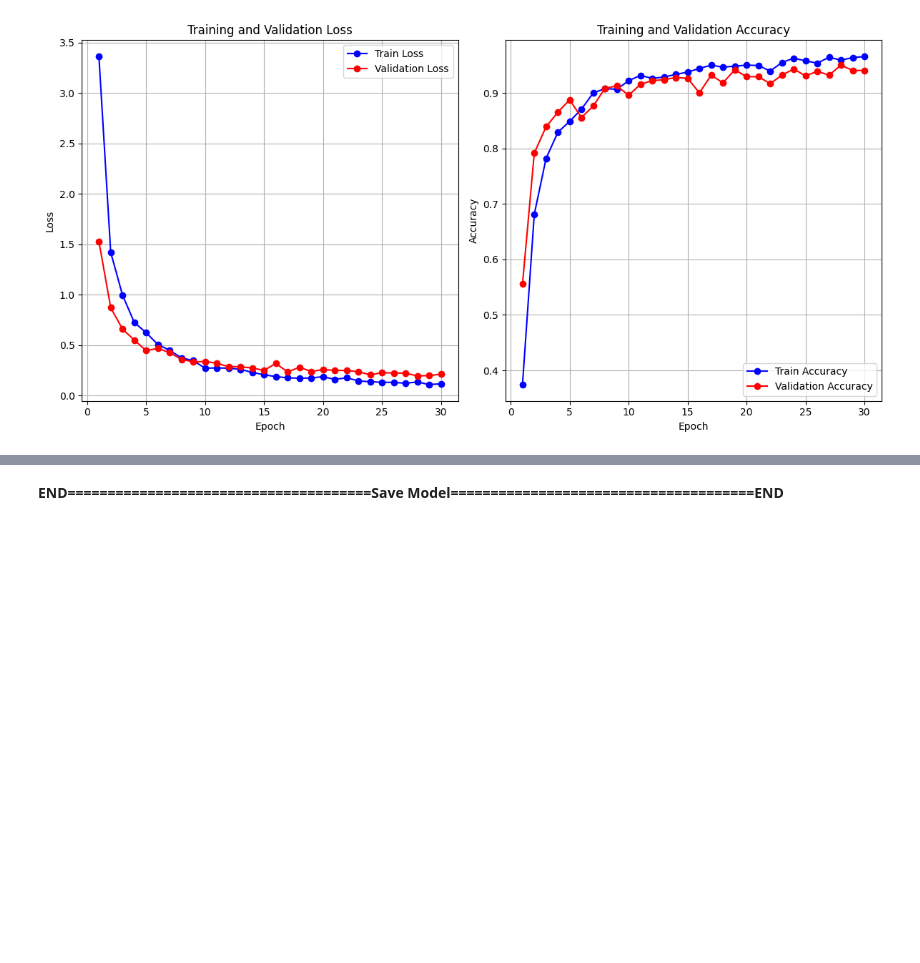
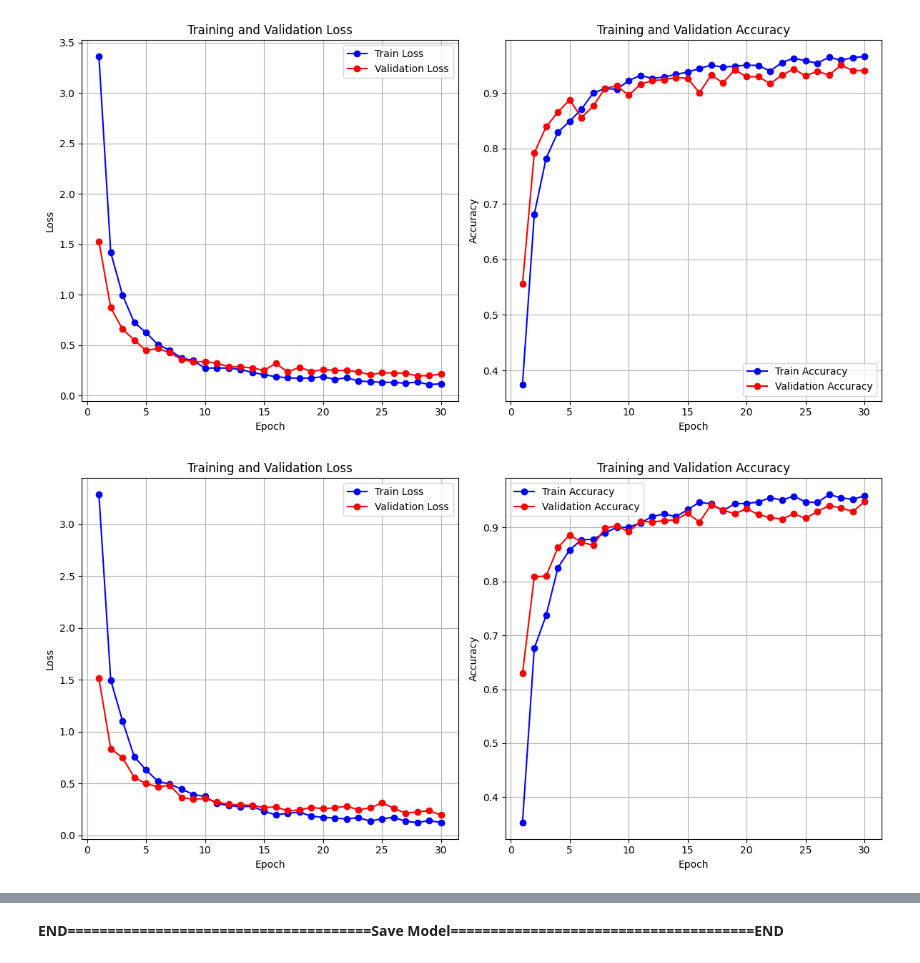
Before and after one commit to kruizo/model-training, a Jupyter notebook: ThesisFinal2.ipynb, the cells around one changed output, grey strips where cells are left out. Drawn from its saved outputs; the diff is of its cells as text; code cells hidden in the pictures; blank space fills up the shorter version.

Commit message:
pre final training code

```diff
--- a/ThesisFinal2.ipynb
+++ b/ThesisFinal2.ipynb
@@ -463,12 +463,20 @@ def get_class_labels(dataset_dir):
 # %% [markdown]
 # Dataset Preparation
 # %%
+# FOR NOT ENHANCED
 train_dir = './DATASET/TRAIN'
-enhancedtrain_dir = './DATASET/TRAIN_ESRGAN_UNET - ESRGAN'
 test_dir = './DATASET/TEST - mergedval'
-enhancedtest_dir = './DATASET/TEST_ESRGAN_UNET - ESRGAN-mergedval'
 validation_dir = './DATASET/VALIDATION'
-enhancedval_dir = './DATASET/VALIDATION_ESRGAN_UNET - ESRGAN'
+
+# FOR ENHANCED + UNET
+# enhancedtrain_dir = './DATASET/TRAIN_ESRGAN_UNET'
+# enhancedtest_dir = './DATASET/TEST_ESRGAN_UNET - mergedval'
+# enhancedval_dir = './DATASET/VALIDATION_ESRGAN_UNET'
+
+# FOR ENHANCED
+# enhancedtrain_dir = './DATASET/TRAIN_ESRGAN2 - ESRGAN'
+# enhancedtest_dir = './DATASET/TEST_ESRGAN2 - ESRGAN-mergedval'
+# enhancedval_dir = './DATASET/VALIDATION_ESRGAN2 - ESRGAN'
 
 seed = 42
 np.random.seed(seed)
@@ -975,7 +939,7 @@ for name, layer in torch_proposed.named_modules():
         param.requires_grad = False
 
 class ProposedResNet(nn.Module):
-    def __init__(self, base_model, num_classes=18, dropout_rate=0.2):
+    def __init__(self, base_model, num_classes=18, dropout_rate=0.25): # Dropout rate is now .25 not .20
         super(ProposedResNet, self).__init__()
         self.base_model = nn.Sequential(*list(base_model.children())[:-2])  # Exclude top layers
         self.gap = nn.AdaptiveAvgPool2d((1, 1))
@@ -995,7 +959,7 @@ class ProposedResNet(nn.Module):
 
 torch_proposed_model = ProposedResNet(torch_proposed).to(device)
 
-criterion = nn.CrossEntropyLoss(weight=class_weights_tensor)
+criterion = nn.CrossEntropyLoss(weight=class_weights_tensor) # add to docs about using balanced class weights for imbalanced dataset refer at Function in Import section
 optimizer = optim.Adamax(torch_proposed_model.fc.parameters(), lr=learning_rate)
 
 
@@ -1049,0 +1126,3 @@ proposed_history = train_and_validate(torch_proposed_model, criterion, optimizer
+# %%
+# NEW DP .25 ENHANCED + UNET PSNR
+proposed_history = train_and_validate(torch_proposed_model, criterion, optimizer, enhanced_train_loader, enhanced_test_loader, device, num_epochs=epochs)
@@ -1107,3 +1211,9 @@ Accuracy: 0.9403
 plot_from_history(proposed_history, max_epochs=30)
 # %% [output]
 [figure]
+# %%
+# loaded_history = load_history_from_csv('./saved_models/history/TrainAndValidate_Rightway_TEST3_torch_history_baselineb16notauglr001notenhancedtraintime_freezeAllEpoch30withclassweights.csv')
+# NOT ENHANCED NEW
+plot_from_history(proposed_history, max_epochs=30)
+# %% [output]
+[figure, added]
```
Also changed, not shown: parts of 18 cells of this notebook.
